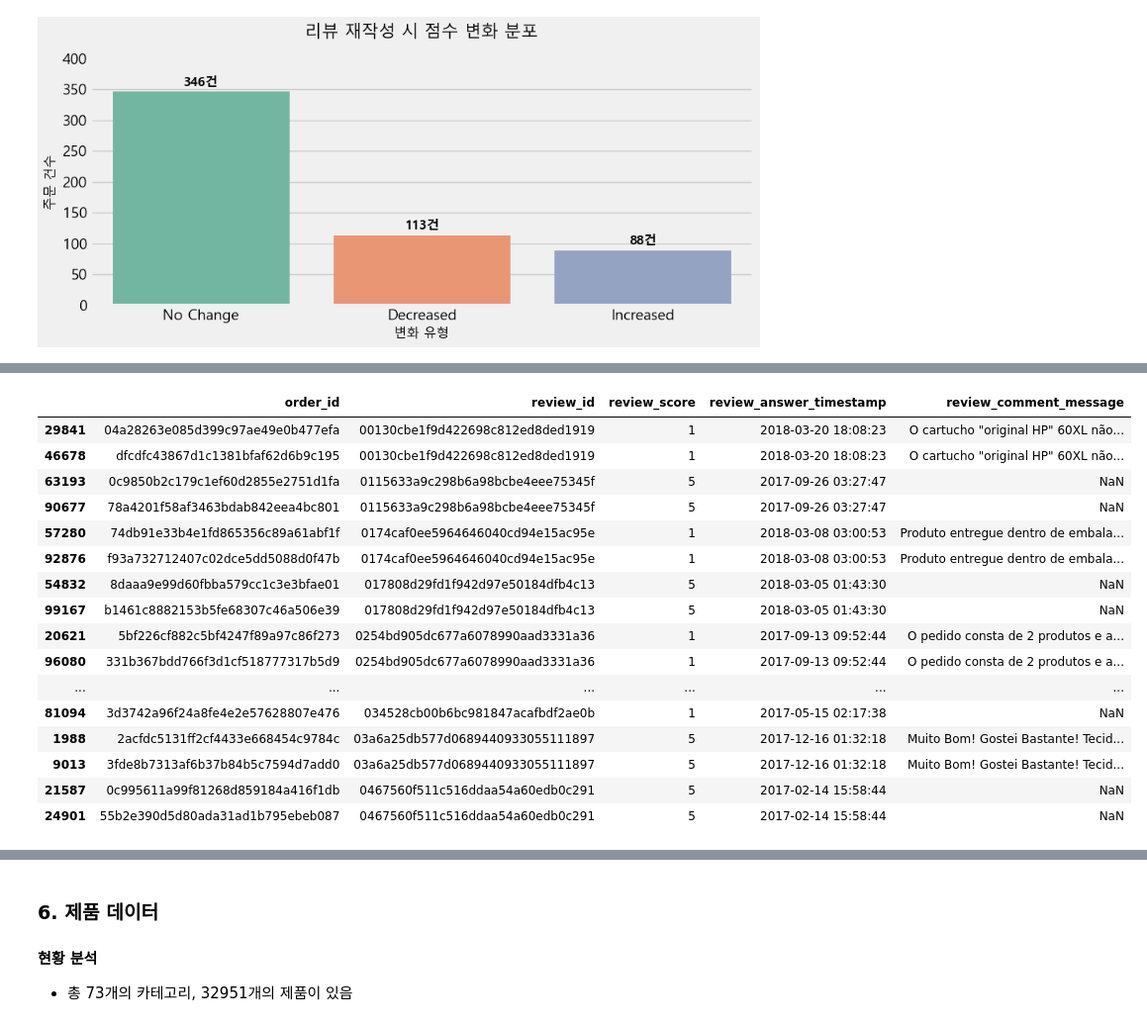
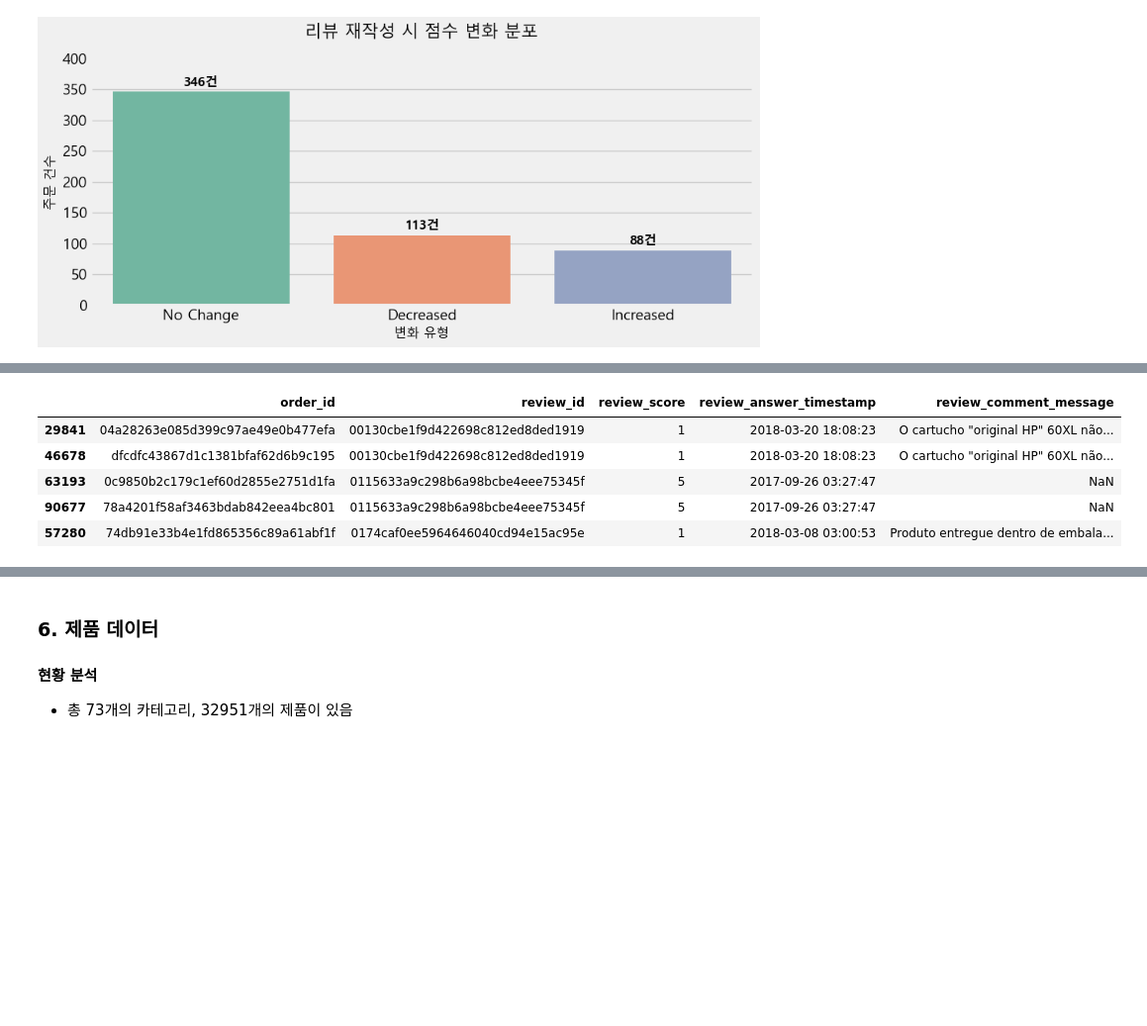
Before and after one commit to eunsung20311-dot/Olist-E-commerce-Analysis, a Jupyter notebook: 01_data_preparation_eda.ipynb, the cells around one changed output, grey strips where cells are left out. Shown at 99% size. Saved outputs shown, nothing was run; the diff lists cells and outputs as text; code cells hidden in the pictures; blank space fills up the shorter version.

```diff
--- a/01_data_preparation_eda.ipynb
+++ b/01_data_preparation_eda.ipynb
@@ -820,28 +789,16 @@ Name: review_id, dtype: float64
 # %%
- # 예시: 주문 하나에 리뷰가 여러 개(축 B)인 데이터만 뽑아서 정렬
+# 주문 하나에 리뷰가 여러 개
+review_to_order = df_reviews.groupby('review_id')['order_id'].nunique()
 multi_review_to_order = review_to_order[review_to_order > 1].index
 
-# 해당 주문들의 데이터만 모아서 '주문 ID'와 '리뷰 답변 시간' 순으로 나란히 배치
+# 중복이 발생하는 이유 찾기
 df_check_b = df_reviews[df_reviews['review_id'].isin(multi_review_to_order)].sort_values(['review_id', 'review_answer_timestamp'])
-
-# 주요 컬럼들을 눈으로 보며 "시간이 다른지", "점수가 변했는지", "댓글 내용이 보강되었는지" 확인
-df_check_b[['order_id', 'review_id', 'review_score', 'review_answer_timestamp', 'review_comment_message']].head(20)
+df_check_b[['order_id', 'review_id', 'review_score', 'review_answer_timestamp', 'review_comment_message']].head(5)
 # %% [output]
 |  | order_id | review_id | review_score | review_answer_timestamp | review_comment_message |
 | 29841 | 04a28263e085d399c97ae49e0b477efa | 00130cbe1f9d422698c812ed8ded1919 | 1 | 2018-03-20 18:08:23 | O cartucho "original HP" 60XL não... |
 | 46678 | dfcdfc43867d1c1381bfaf62d6b9c195 | 00130cbe1f9d422698c812ed8ded1919 | 1 | 2018-03-20 18:08:23 | O cartucho "original HP" 60XL não... |
 | 63193 | 0c9850b2c179c1ef60d2855e2751d1fa | 0115633a9c298b6a98bcbe4eee75345f | 5 | 2017-09-26 03:27:47 | NaN |
 | 90677 | 78a4201f58af3463bdab842eea4bc801 | 0115633a9c298b6a98bcbe4eee75345f | 5 | 2017-09-26 03:27:47 | NaN |
 | 57280 | 74db91e33b4e1fd865356c89a61abf1f | 0174caf0ee5964646040cd94e15ac95e | 1 | 2018-03-08 03:00:53 | Produto entregue dentro de embala... |
-| 92876 | f93a732712407c02dce5dd5088d0f47b | 0174caf0ee5964646040cd94e15ac95e | 1 | 2018-03-08 03:00:53 | Produto entregue dentro de embala... |
-| 54832 | 8daaa9e99d60fbba579cc1c3e3bfae01 | 017808d29fd1f942d97e50184dfb4c13 | 5 | 2018-03-05 01:43:30 | NaN |
-| 99167 | b1461c8882153b5fe68307c46a506e39 | 017808d29fd1f942d97e50184dfb4c13 | 5 | 2018-03-05 01:43:30 | NaN |
-| 20621 | 5bf226cf882c5bf4247f89a97c86f273 | 0254bd905dc677a6078990aad3331a36 | 1 | 2017-09-13 09:52:44 | O pedido consta de 2 produtos e a... |
-| 96080 | 331b367bdd766f3d1cf518777317b5d9 | 0254bd905dc677a6078990aad3331a36 | 1 | 2017-09-13 09:52:44 | O pedido consta de 2 produtos e a... |
-| ... | ... | ... | ... | ... | ... |
-| 81094 | 3d3742a96f24a8fe4e2e57628807e476 | 034528cb00b6bc981847acafbdf2ae0b | 1 | 2017-05-15 02:17:38 | NaN |
-| 1988 | 2acfdc5131ff2cf4433e668454c9784c | 03a6a25db577d0689440933055111897 | 5 | 2017-12-16 01:32:18 | Muito Bom! Gostei Bastante! Tecid... |
-| 9013 | 3fde8b7313af6b37b84b5c7594d7add0 | 03a6a25db577d0689440933055111897 | 5 | 2017-12-16 01:32:18 | Muito Bom! Gostei Bastante! Tecid... |
-| 21587 | 0c995611a99f81268d859184a416f1db | 0467560f511c516ddaa54a60edb0c291 | 5 | 2017-02-14 15:58:44 | NaN |
-| 24901 | 55b2e390d5d80ada31ad1b795ebeb087 | 0467560f511c516ddaa54a60edb0c291 | 5 | 2017-02-14 15:58:44 | NaN |
 # %%
```
Also changed, not shown: parts of 7 cells of this notebook, 5 other files.
